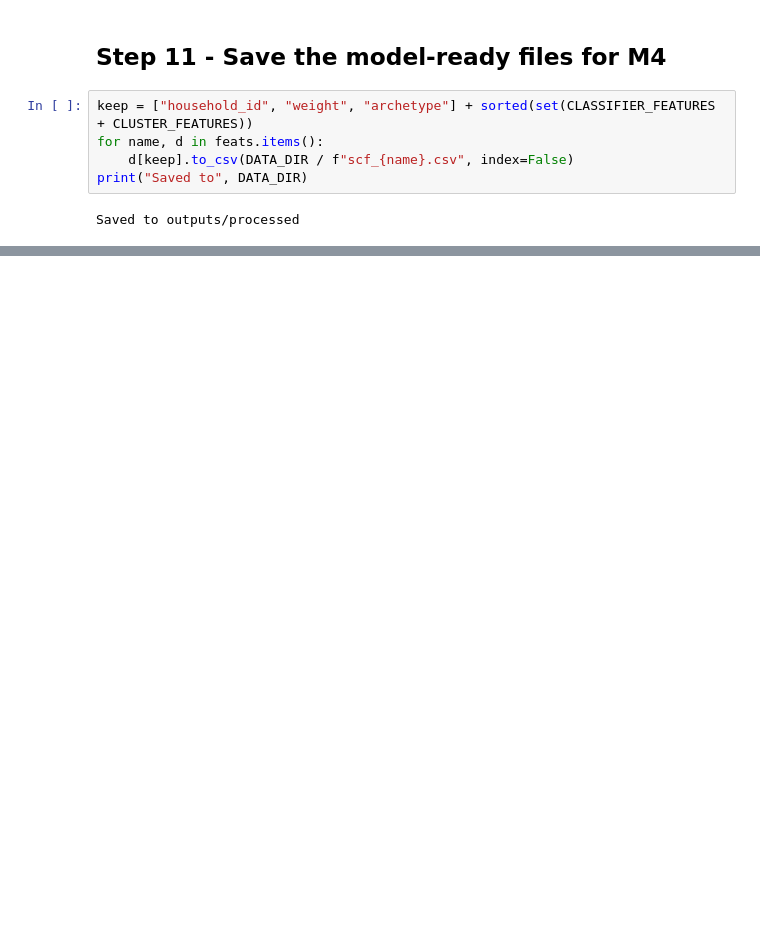
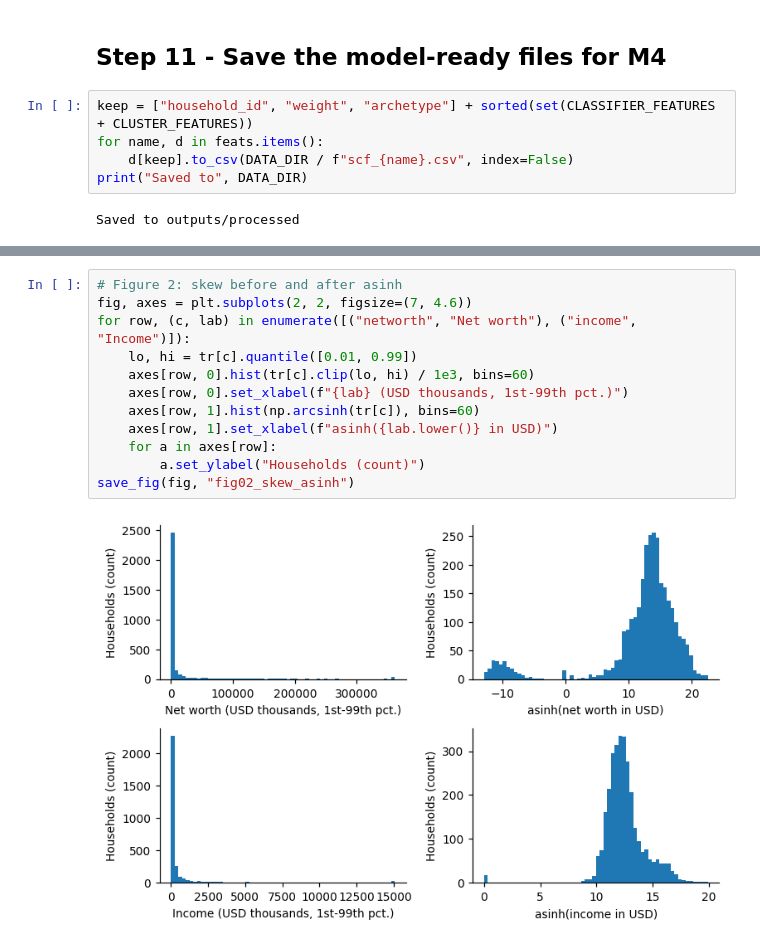
Before and after one commit to Ivory-Uche/Portfolio-Pilot, a Jupyter notebook: Portfolio_pilot_M3.ipynb, the cells around one changed output, grey strips where cells are left out. Saved outputs shown, nothing was run; the diff lists cells and outputs as text; blank space fills up the shorter version.

```diff
--- a/Portfolio_pilot_M3.ipynb
+++ b/Portfolio_pilot_M3.ipynb
@@ -458,0 +480,14 @@ Saved to outputs/processed
+# %%
+# Figure 2: skew before and after asinh
+fig, axes = plt.subplots(2, 2, figsize=(7, 4.6))
+for row, (c, lab) in enumerate([("networth", "Net worth"), ("income", "Income")]):
+    lo, hi = tr[c].quantile([0.01, 0.99])
+    axes[row, 0].hist(tr[c].clip(lo, hi) / 1e3, bins=60)
+    axes[row, 0].set_xlabel(f"{lab} (USD thousands, 1st-99th pct.)")
+    axes[row, 1].hist(np.arcsinh(tr[c]), bins=60)
+    axes[row, 1].set_xlabel(f"asinh({lab.lower()} in USD)")
+    for a in axes[row]:
+        a.set_ylabel("Households (count)")
+save_fig(fig, "fig02_skew_asinh")
+# %% [output]
+[figure, added]
```
Also changed, not shown: parts of 6 cells of this notebook.
